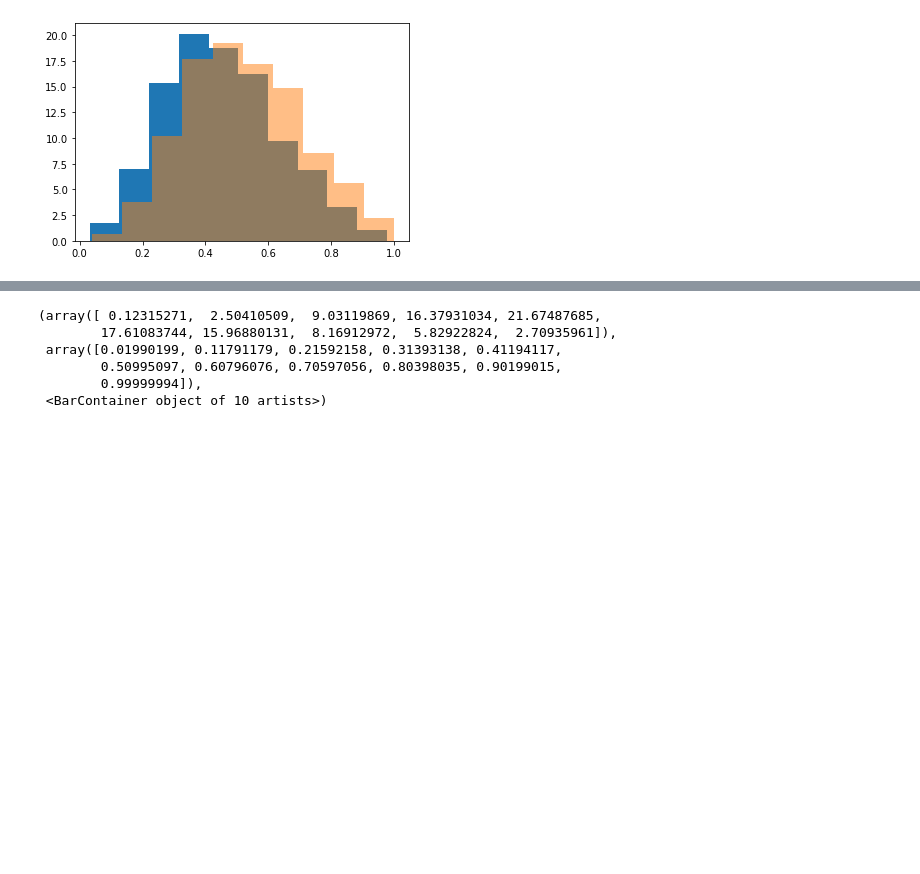
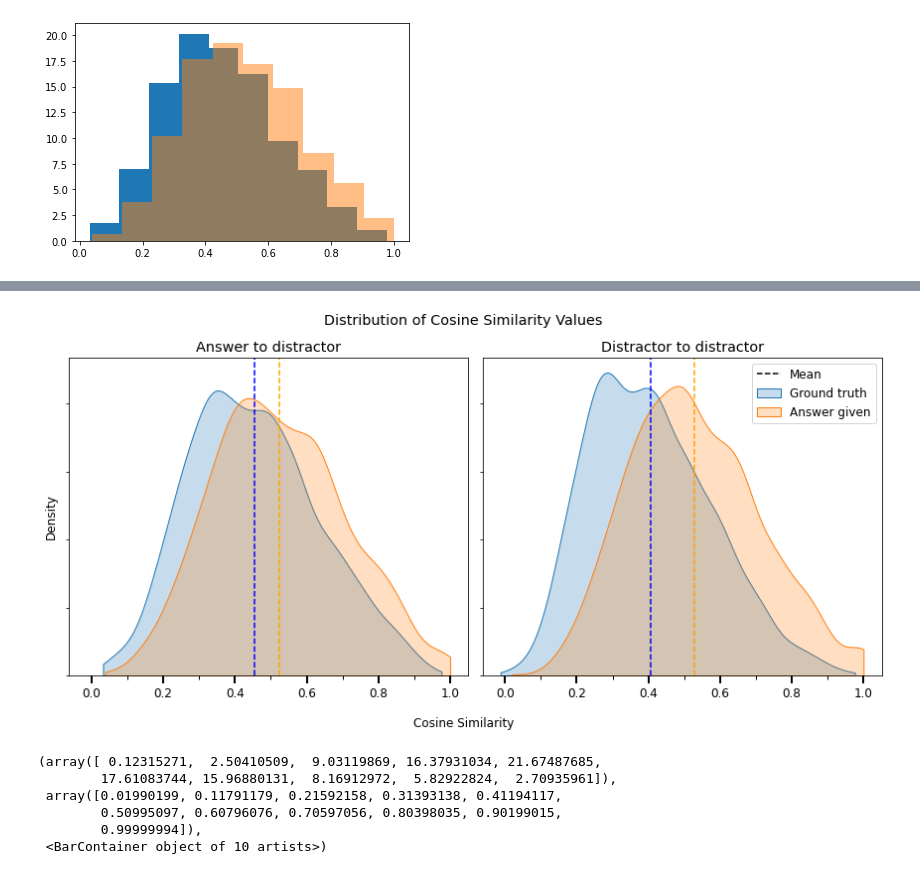
Before and after one commit to P-Zande/nlp-team-4, a Jupyter notebook: distractor_similarity_analysis.ipynb, the cells around one changed output, grey strips where cells are left out. Cells and saved outputs as stored; diff of their text form; code cells hidden in the pictures; blank space fills up the shorter version.

Commit message:
Minor graphical changes

```diff
--- a/distractor_similarity_analysis.ipynb
+++ b/distractor_similarity_analysis.ipynb
@@ -258,3 +198,62 @@ plt.show()
+# %%
+meanAnsToDistGT = np.mean(ansToDistGT)
+meanAnsToDistAG = np.mean(ansToDistAG)
+meanDistToDistGT = np.mean(distToDistGT)
+meanDistToDistAG = np.mean(distToDistAG)
+
+fig, axs = plt.subplots(1, 2, tight_layout=True, figsize=(12, 6), sharex = True, sharey = True)
+ax = axs[0]
+sns.kdeplot(ansToDistGT,
+            label = "Ground truth",
+            cut = 0,
+            fill=True,
+            ax = ax)
+sns.kdeplot(ansToDistAG,
+            label = "Answer given",
+            cut = 0,
+            fill=True,
+            ax = ax)
+
+ax.axvline(meanAnsToDistGT, color='blue', linestyle='--', label='Mean (Ground truth)')
+ax.axvline(meanAnsToDistAG, color='orange', linestyle='--', label='Mean (Answer given)')
+
+sns.kdeplot(distToDistGT,
+            label = "Ground truth",
+            cut = 0,
+            fill=True,
+            ax = axs[1])
+sns.kdeplot(distToDistAG,
+            label = "Answer given",
+            cut = 0,
+            fill=True,
+            ax = axs[1])
+
+axs[1].axvline(meanDistToDistGT, color='blue', linestyle='--')
+axs[1].axvline(meanDistToDistAG, color='orange', linestyle='--')
+axs[1].axvline(np.NaN, color='black', linestyle='--', label='Mean')
+
+ax.set_yticklabels([])
+ax.xaxis.set_minor_locator(plt.MultipleLocator(0.1))
+ax.tick_params(axis='x', which='major', labelsize='large', width=2, length=8)
+ax.tick_params(axis='x', which='minor', width=1, length=4)
+axs[1].tick_params(axis='x', which='major', labelsize='large', width=2, length=8)
+axs[1].tick_params(axis='x', which='minor', width=1, length=4)
+
+# ax.set_xlim(-0.1, 1)
+ax.set_ylabel('Density', fontsize='large')
+
+
+axs[0].set_title('Answer to distractor', fontsize='x-large')
+axs[1].set_title('Distractor to distractor', fontsize='x-large')
+fig.suptitle('Distribution of Cosine Similarity Values', fontsize='x-large')
+fig.supxlabel('Cosine Similarity', fontsize='large')
+
+axs[1].legend(fontsize='large')
+
+plt.savefig(fname="similarity_distributions.png")
+plt.show()
+# %% [output]
+[figure, added]
 # %%
 plt.hist(distToDistGT, bins=10, weights=np.zeros_like(distToDistGT) + 100. / len(distToDistGT))
 plt.hist(distToDistAG, bins=10, weights=np.zeros_like(distToDistAG) + 100. / len(distToDistAG), alpha = 0.5)
```
Also changed, not shown: parts of 1 cell of this notebook.
